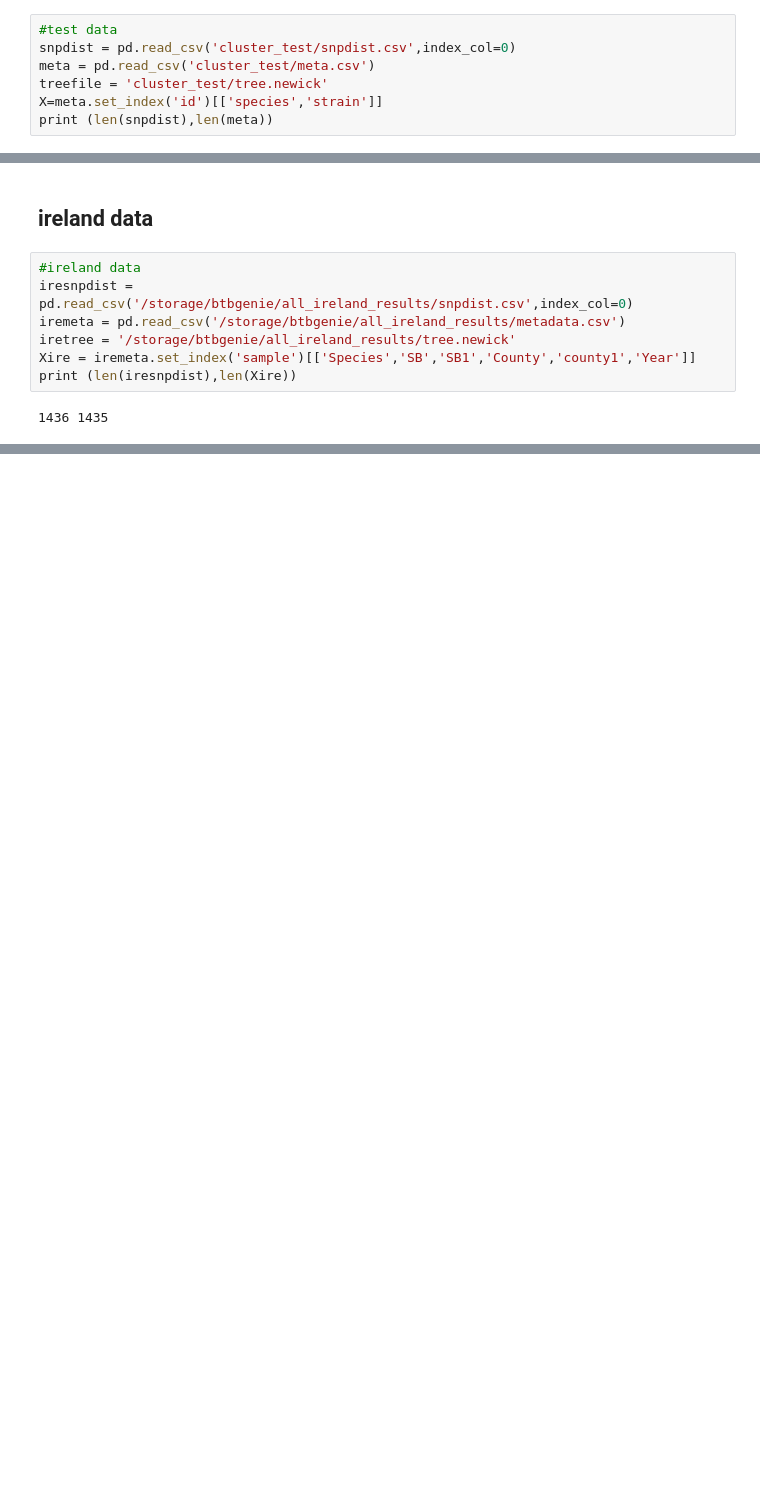
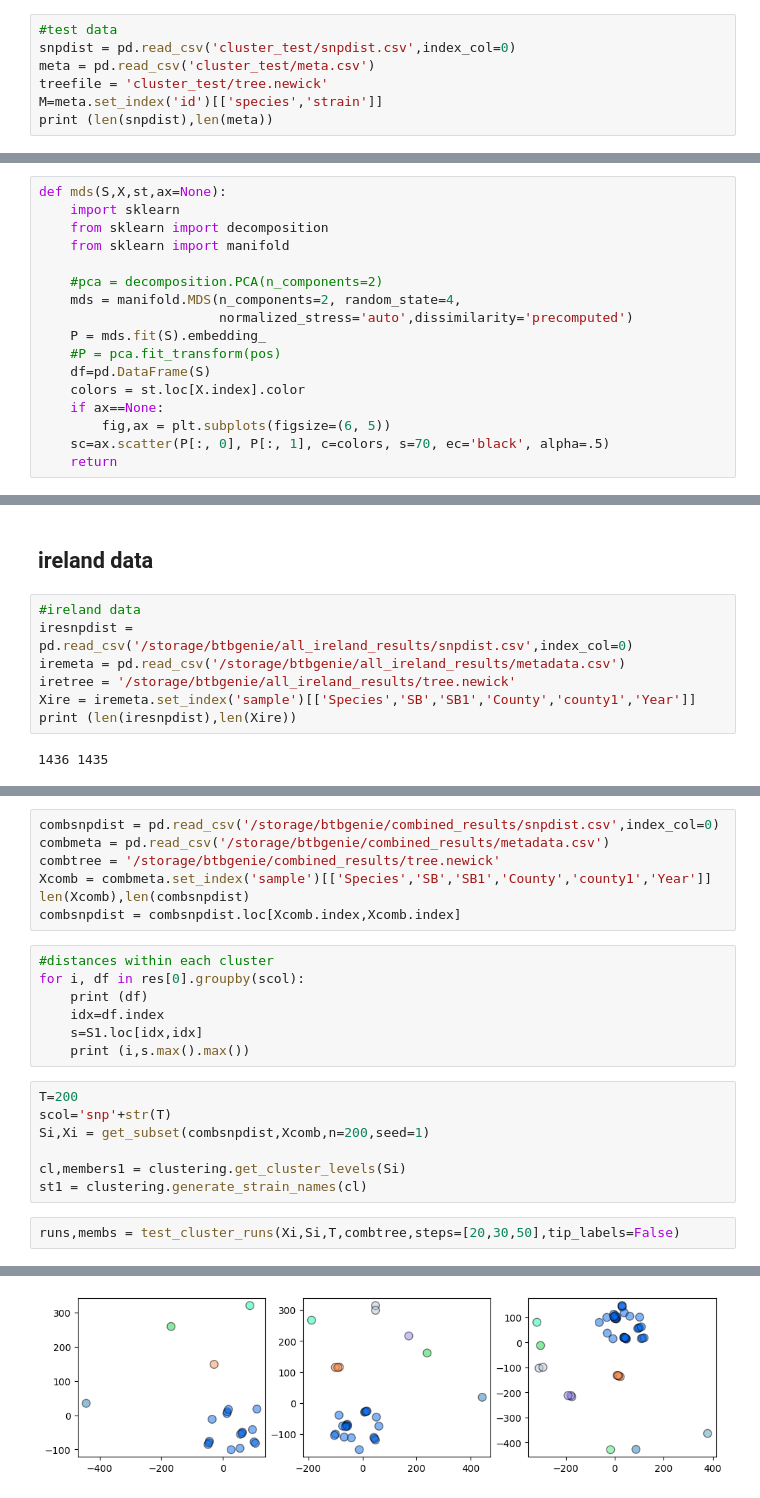
Before and after one commit to dmnfarrell/snipgenie, a Jupyter notebook: notebooks/clustering.ipynb, the cells around one changed output, grey strips where cells are left out. Saved outputs shown, nothing was run; the diff lists cells and outputs as text; blank space fills up the shorter version.

```diff
--- a/notebooks/clustering.ipynb
+++ b/notebooks/clustering.ipynb
@@ -50,6 +50,6 @@ meta.to_csv('cluster_test/meta.csv',index=False)
 snpdist = pd.read_csv('cluster_test/snpdist.csv',index_col=0)
 meta = pd.read_csv('cluster_test/meta.csv')
 treefile = 'cluster_test/tree.newick'
-X=meta.set_index('id')[['species','strain']]
+M=meta.set_index('id')[['species','strain']]
 print (len(snpdist),len(meta))
 # %% [output]
@@ -91,6 +100,23 @@ X1.style.applymap(lambda x: "background-color: %s" %clustering.snp200_cmap[x], s
 # %%
 cg = sns.clustermap(S2, cmap='Blues', row_colors=X2.color,figsize=(6,6))
 p=plotting.make_legend(cg.fig, cm, loc=(1.1, .6), title='cluster',fontsize=10)
+# %%
+def mds(S,X,st,ax=None):
+    import sklearn
+    from sklearn import decomposition
+    from sklearn import manifold
+
+    #pca = decomposition.PCA(n_components=2)
+    mds = manifold.MDS(n_components=2, random_state=4,
+                       normalized_stress='auto',dissimilarity='precomputed')
+    P = mds.fit(S).embedding_
+    #P = pca.fit_transform(pos)
+    df=pd.DataFrame(S)
+    colors = st.loc[X.index].color
+    if ax==None:
+        fig,ax = plt.subplots(figsize=(6, 5))
+    sc=ax.scatter(P[:, 0], P[:, 1], c=colors, s=70, ec='black', alpha=.5)
+    return
 # %% [markdown]
 ## iteratively add samples to test clusters
 # %%
@@ -234,0 +222,24 @@ stire
+# %%
+combsnpdist = pd.read_csv('/storage/btbgenie/combined_results/snpdist.csv',index_col=0)
+combmeta = pd.read_csv('/storage/btbgenie/combined_results/metadata.csv')
+combtree = '/storage/btbgenie/combined_results/tree.newick'
+Xcomb = combmeta.set_index('sample')[['Species','SB','SB1','County','county1','Year']]
+len(Xcomb),len(combsnpdist)
+combsnpdist = combsnpdist.loc[Xcomb.index,Xcomb.index]
+# %%
+#distances within each cluster
+for i, df in res[0].groupby(scol):
+    print (df)
+    idx=df.index
+    s=S1.loc[idx,idx]
+    print (i,s.max().max())
+# %%
+T=200
+scol='snp'+str(T)
+Si,Xi = get_subset(combsnpdist,Xcomb,n=200,seed=1)
+
+cl,members1 = clustering.get_cluster_levels(Si)
+st1 = clustering.generate_strain_names(cl)
+# %%
+runs,membs = test_cluster_runs(Xi,Si,T,combtree,steps=[20,30,50],tip_labels=False)
+# %% [output]
@@ -234,0 +249 @@ stire
+[figure, added]
```
Also changed, not shown: parts of 18 cells of this notebook, 11 other files.
